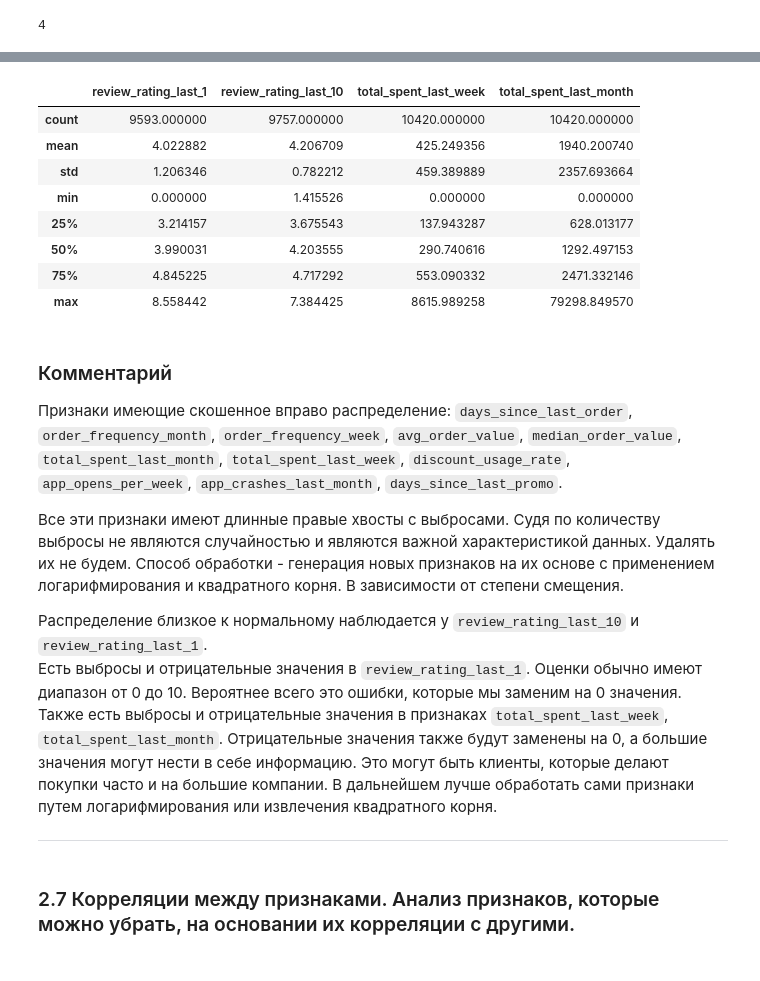
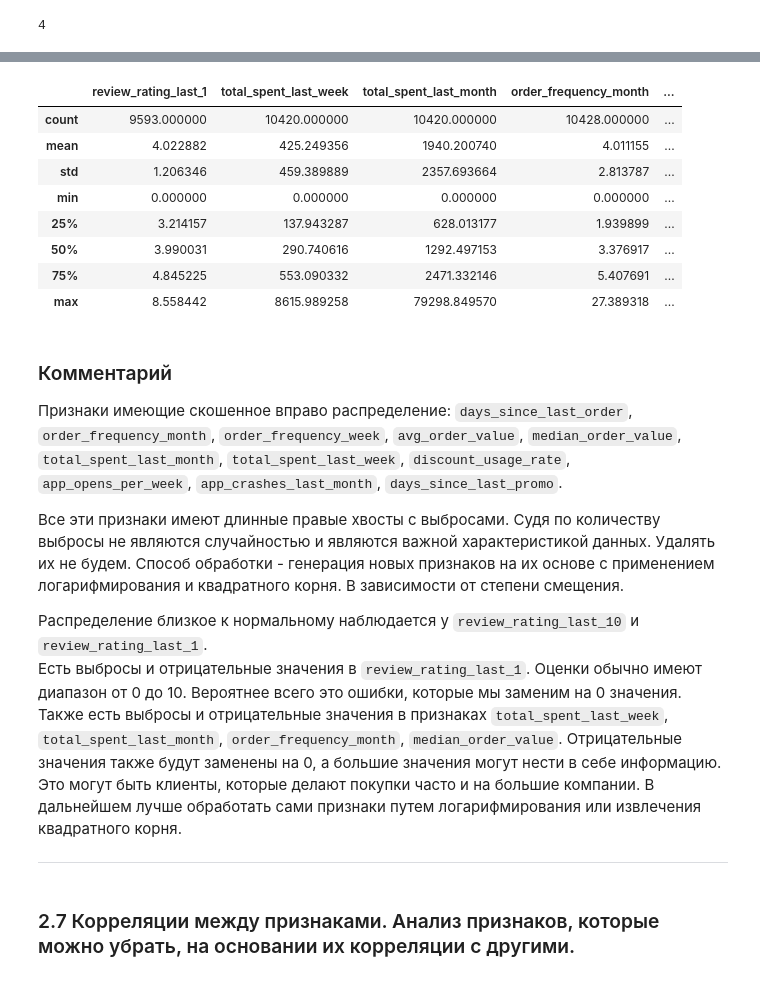
Before and after one commit to TemaQDX/project_happy_coffe_beans, a Jupyter notebook: happy_coffee_beans_project_sprint_11_Artem_Burov.ipynb, the cells around one changed output, grey strips where cells are left out. Cells and saved outputs as stored; diff of their text form; code cells hidden in the pictures.

```diff
--- a/happy_coffee_beans_project_sprint_11_Artem_Burov.ipynb
+++ b/happy_coffee_beans_project_sprint_11_Artem_Burov.ipynb
@@ -1011,18 +1034,20 @@ df_processed[df_processed['review_rating_last_1'] < 0]
 df_processed['review_rating_last_1'] = np.clip(df_processed['review_rating_last_1'], a_min=0, a_max=None)
 df_processed['total_spent_last_week'] = np.clip(df_processed['total_spent_last_week'], a_min=0, a_max=None)
 df_processed['total_spent_last_month'] = np.clip(df_processed['total_spent_last_month'], a_min=0, a_max=None)
+df_processed['order_frequency_month'] = np.clip(df_processed['order_frequency_month'], a_min=0, a_max=None)
+df_processed['median_order_value'] = np.clip(df_processed['median_order_value'], a_min=0, a_max=None)
 # %%
-df_processed[['review_rating_last_1', 'review_rating_last_10', 'total_spent_last_week', 'total_spent_last_month']].describe()
+df_processed[['review_rating_last_1', 'total_spent_last_week', 'total_spent_last_month', 'order_frequency_month', 'median_order_value']].describe()
 # %% [output]
-|  | review_rating_last_1 | review_rating_last_10 | total_spent_last_week | total_spent_last_month |
-| count | 9593.000000 | 9757.000000 | 10420.000000 | 10420.000000 |
-| mean | 4.022882 | 4.206709 | 425.249356 | 1940.200740 |
-| std | 1.206346 | 0.782212 | 459.389889 | 2357.693664 |
-| min | 0.000000 | 1.415526 | 0.000000 | 0.000000 |
-| 25% | 3.214157 | 3.675543 | 137.943287 | 628.013177 |
-| 50% | 3.990031 | 4.203555 | 290.740616 | 1292.497153 |
-| 75% | 4.845225 | 4.717292 | 553.090332 | 2471.332146 |
-| max | 8.558442 | 7.384425 | 8615.989258 | 79298.849570 |
+|  | review_rating_last_1 | total_spent_last_week | total_spent_last_month | order_frequency_month | ... |
+| count | 9593.000000 | 10420.000000 | 10420.000000 | 10428.000000 | ... |
+| mean | 4.022882 | 425.249356 | 1940.200740 | 4.011155 | ... |
+| std | 1.206346 | 459.389889 | 2357.693664 | 2.813787 | ... |
+| min | 0.000000 | 0.000000 | 0.000000 | 0.000000 | ... |
+| 25% | 3.214157 | 137.943287 | 628.013177 | 1.939899 | ... |
+| 50% | 3.990031 | 290.740616 | 1292.497153 | 3.376917 | ... |
+| 75% | 4.845225 | 553.090332 | 2471.332146 | 5.407691 | ... |
+| max | 8.558442 | 8615.989258 | 79298.849570 | 27.389318 | ... |
 # %% [markdown]
 ### Комментарий
 
@@ -1032,7 +1057,7 @@ df_processed[['review_rating_last_1', 'review_rating_last_10', 'total_spent_last
 
 Распределение близкое к нормальному наблюдается у `review_rating_last_10` и `review_rating_last_1`.
 Есть выбросы и отрицательные значения в `review_rating_last_1`. Оценки обычно имеют диапазон от 0 до 10. Вероятнее всего это ошибки, которые мы заменим на 0 значения.
-Также есть выбросы и отрицательные значения в признаках `total_spent_last_week`, `total_spent_last_month`. Отрицательные значения также будут заменены на 0, а большие значения могут нести в себе информацию. Это могут быть клиенты, которые делают покупки часто и на большие компании. В дальнейшем лучше обработать сами признаки путем логарифмирования или извлечения квадратного корня.
+Также есть выбросы и отрицательные значения в признаках `total_spent_last_week`, `total_spent_last_month`, `order_frequency_month`, `median_order_value`. Отрицательные значения также будут заменены на 0, а большие значения могут нести в себе информацию. Это могут быть клиенты, которые делают покупки часто и на большие компании. В дальнейшем лучше обработать сами признаки путем логарифмирования или извлечения квадратного корня.
 
 ___
 # %% [markdown]
```
Also changed, not shown: parts of 44 cells of this notebook.
